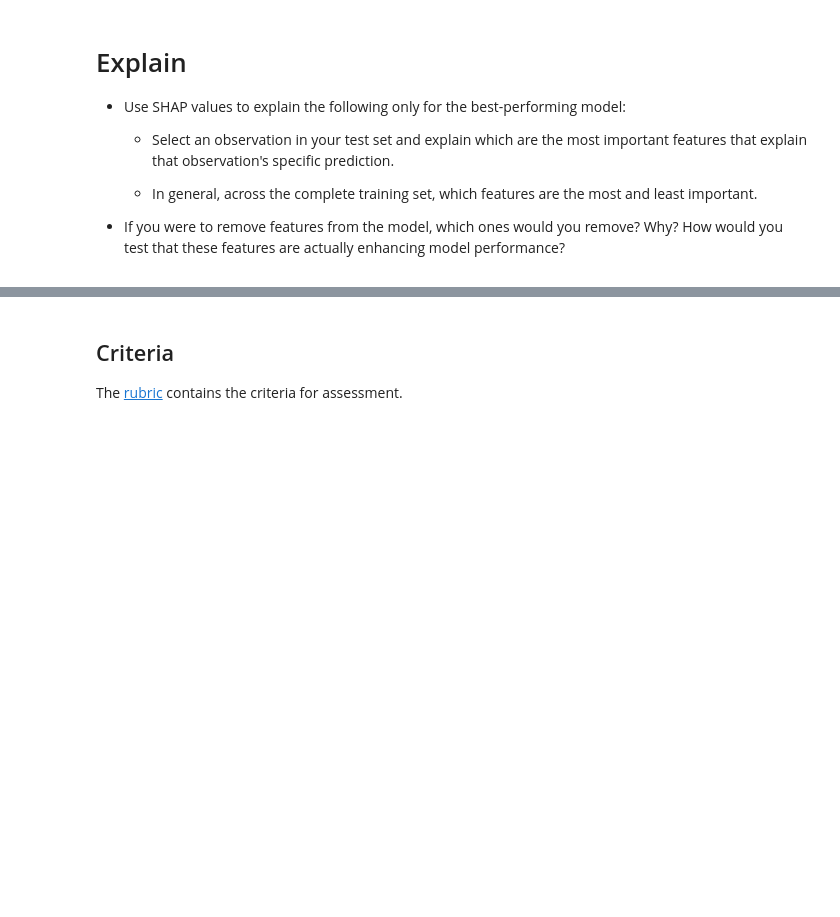
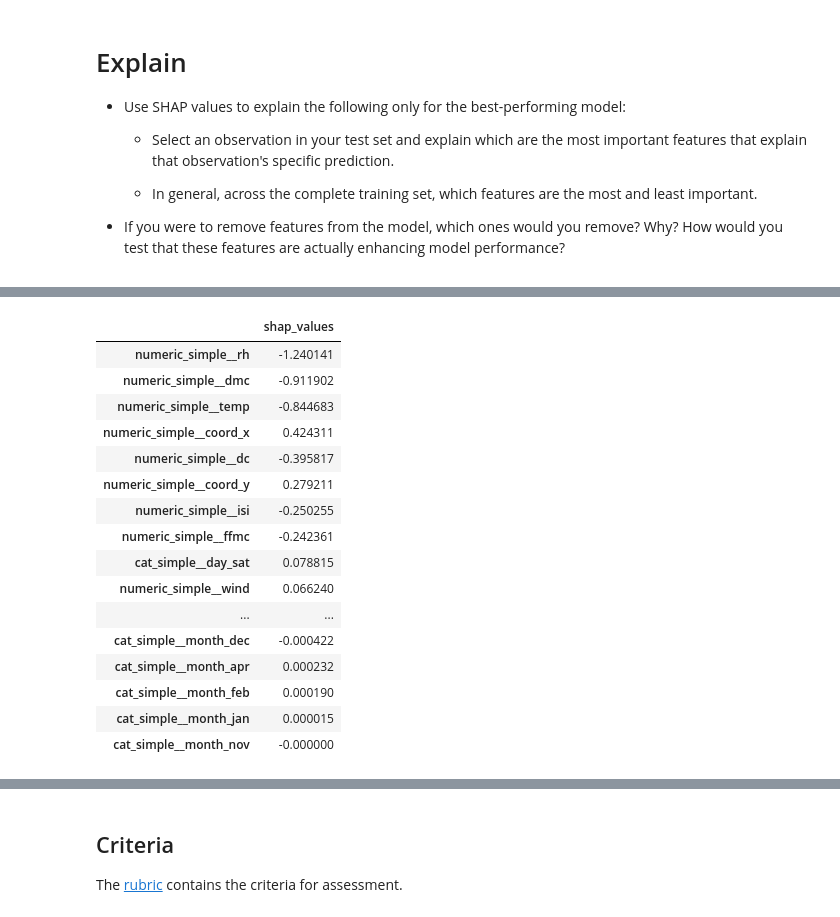
Before and after one commit to jseis/production, a Jupyter notebook: 02_activities/assignments/assignment_2.ipynb, the cells around one changed output, grey strips where cells are left out. Cells and saved outputs as stored; diff of their text form; code cells hidden in the pictures; blank space fills up the shorter version.

```diff
--- a/02_activities/assignments/assignment_2.ipynb
+++ b/02_activities/assignments/assignment_2.ipynb
@@ -347,0 +408,22 @@ res_c.sort_values('mean_test_neg_root_mean_squared_error', ascending=False)
+# %%
+obs0_shap = pd.DataFrame(shap_values.values[0],columns=['shap_values']).set_index(preproc1.fit(X_train).get_feature_names_out())
+obs0_shap = obs0_shap.sort_values(by='shap_values', key=abs,ascending=False)
+obs0_shap
+# %% [output]
+|  | shap_values |
+| numeric_simple__rh | -1.240141 |
+| numeric_simple__dmc | -0.911902 |
+| numeric_simple__temp | -0.844683 |
+| numeric_simple__coord_x | 0.424311 |
+| numeric_simple__dc | -0.395817 |
+| numeric_simple__coord_y | 0.279211 |
+| numeric_simple__isi | -0.250255 |
+| numeric_simple__ffmc | -0.242361 |
+| cat_simple__day_sat | 0.078815 |
+| numeric_simple__wind | 0.066240 |
+| ... | ... |
+| cat_simple__month_dec | -0.000422 |
+| cat_simple__month_apr | 0.000232 |
+| cat_simple__month_feb | 0.000190 |
+| cat_simple__month_jan | 0.000015 |
+| cat_simple__month_nov | -0.000000 |
```
Also changed, not shown: parts of 22 cells of this notebook, 3 other files.
